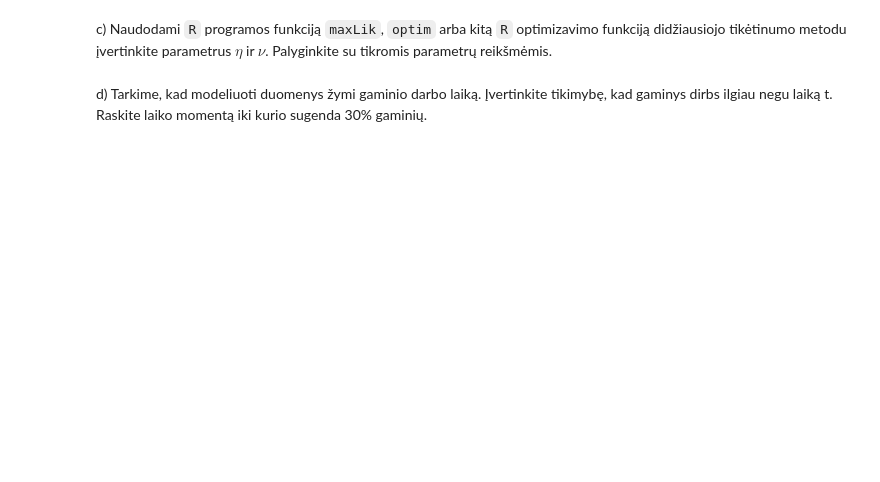
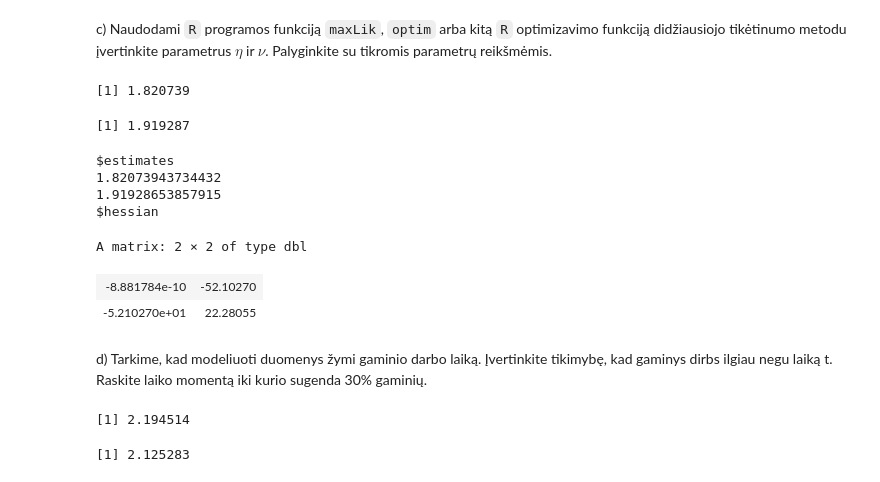
Before and after one commit to vabalas/pns-tasks, a Jupyter notebook: part-1/task-2.ipynb, the cells around one changed output. Saved outputs shown, nothing was run; the diff lists cells and outputs as text; code cells hidden in the pictures; blank space fills up the shorter version.

```diff
--- a/part-1/task-2.ipynb
+++ b/part-1/task-2.ipynb
@@ -66,3 +89,54 @@ loglik <- function(obserations) {
+# %%
+(start_eta <- exp(estimate_mu))
+(start_nu <- 1 / estimate_sigma)
+# %% [output]
+[1] 1.820739
+[1] 1.919287
+# %%
+weibull_loglik <- function(observ) {
+    log_sum <- sum(log(observ))
+    n <- length(observ)
+
+    function(theta) {
+        eta <- theta[1]
+        nu <- theta[2]
+
+        n * (log(eta) - log(nu))
+        - (1 / nu^eta) * sum(observ^eta)
+        + (eta - 1) * (log_sum - n * log(nu))
+    }
+}
+# %%
+optim_optimiser <- function(f, start) {
+    mle <- stats::optim(
+        start, f,
+        method = "L-BFGS-B",
+        hessian = TRUE
+    )
+    r <- list(
+        estimates = mle$par,
+        hessian = mle$hessian
+    )
+    return(r)
+}
+
+mle_estimator <- function(loglikelihood, optimiser) {
+    function(data, start) {
+        optimiser(loglikelihood(data), start)
+    }
+}
+
+weibull_mle_estimator <- mle_estimator(weibull_loglik, optim_optimiser)
+# %%
+(theta_hat_mle <- weibull_mle_estimator(observ, c(start_eta, start_nu)))
+# %% [output]
+$estimates
+1.82073943734432
+1.91928653857915
+$hessian
+A matrix: 2 × 2 of type dbl
+| -8.881784e-10 | -52.10270 |
+| -5.210270e+01 | 22.28055 |
 # %% [markdown]
 d) Tarkime, kad modeliuoti duomenys žymi gaminio darbo laiką. Įvertinkite tikimybę,
 kad gaminys dirbs ilgiau negu laiką t. Raskite laiko momentą iki kurio sugenda 30% gaminių.
@@ -68,0 +162,7 @@ kad gaminys dirbs ilgiau negu laiką t. Raskite laiko momentą iki kurio sugenda
+# %%
+# Laiko momentas iki kurio sugenda 30% gaminių
+(q70_actual <- qweibull(0.7, eta, nu))
+(q70_hat <- qweibull(0.7, eta_hat_mle, nu_hat_mle))
+# %% [output]
+[1] 2.194514
+[1] 2.125283
```
Also changed, not shown: parts of 13 cells of this notebook.
